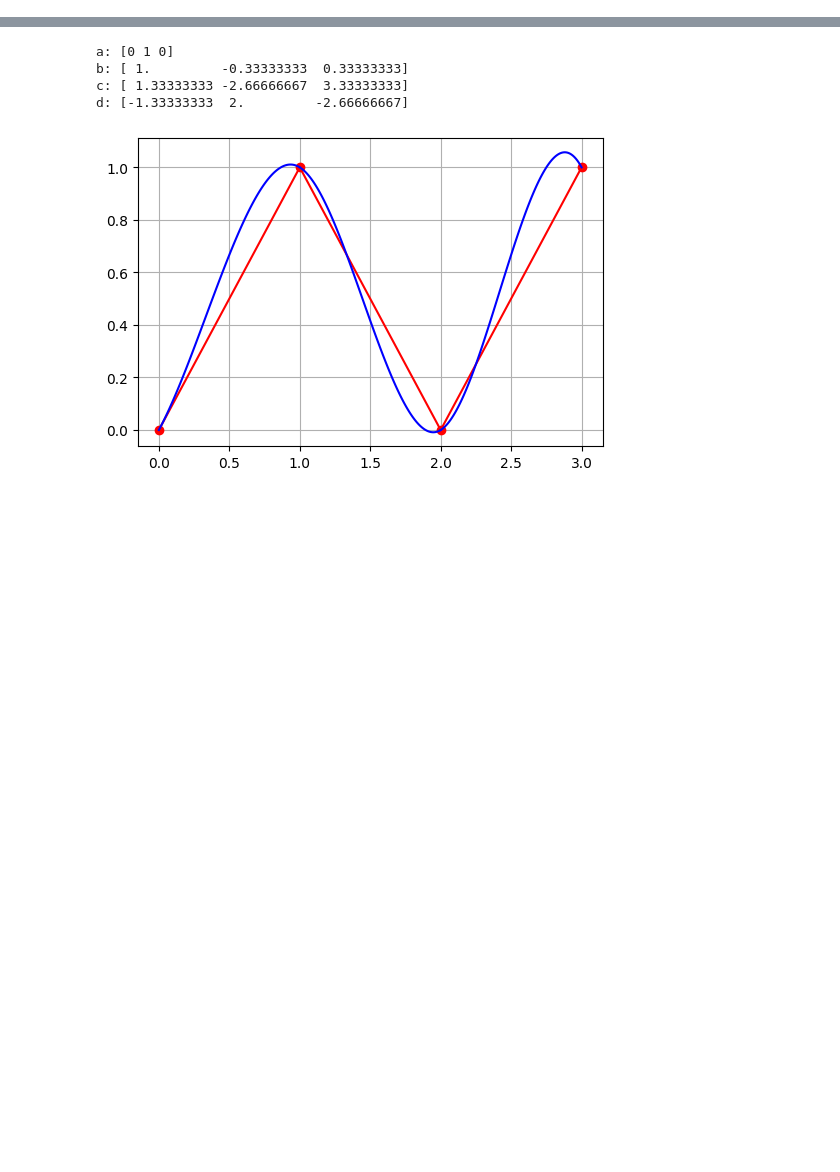
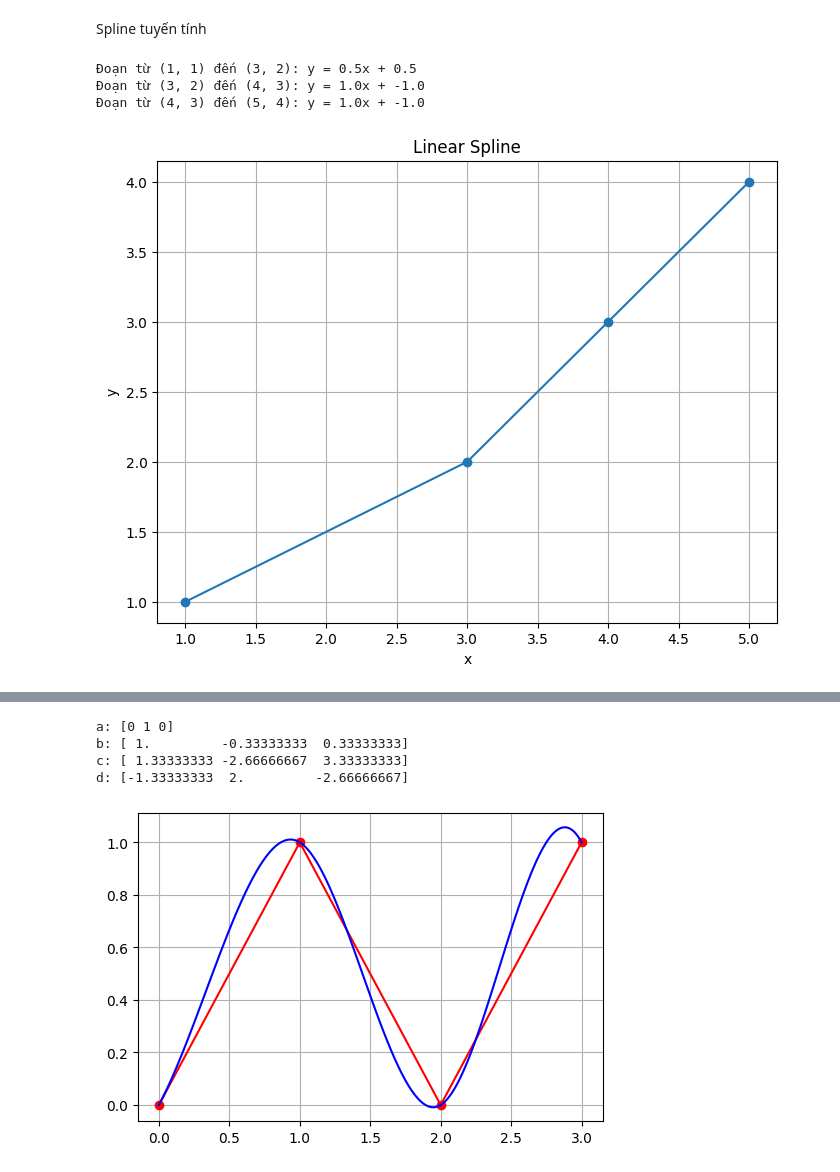
Before and after one commit to baotn0708/numerical_method, a Jupyter notebook: spline.ipynb, the cells around one changed output, grey strips where cells are left out. Drawn from its saved outputs; the diff is of its cells as text; code cells hidden in the pictures; blank space fills up the shorter version.

```diff
--- a/spline.ipynb
+++ b/spline.ipynb
@@ -0,0 +1,36 @@
+# %% [markdown]
+Spline tuyến tính
+# %%
+import numpy as np
+import matplotlib.pyplot as plt
+
+# Dữ liệu đầu vào
+x_data = np.array([3, 1, 4, 5])
+y_data = np.array([2, 1, 3, 4])
+
+# Sắp xếp dữ liệu theo x
+indices = np.argsort(x_data)
+x_sorted = x_data[indices]
+y_sorted = y_data[indices]
+
+# Tính toán và hiển thị các hàm a*x + b
+for i in range(len(x_sorted) - 1):
+    x1, x2 = x_sorted[i], x_sorted[i + 1]
+    y1, y2 = y_sorted[i], y_sorted[i + 1]
+    a = (y2 - y1) / (x2 - x1)
+    b = y1 - a * x1
+    print(f"Đoạn từ ({x1}, {y1}) đến ({x2}, {y2}): y = {a}x + {b}")
+
+# Vẽ đoạn thẳng nối các điểm
+plt.figure(figsize=(8, 6))
+plt.plot(x_sorted, y_sorted, '-o')  # '-o' tạo đoạn thẳng nối các điểm và hiển thị các điểm đó
+plt.title('Linear Spline')
+plt.xlabel('x')
+plt.ylabel('y')
+plt.grid(True)
+plt.show()
+# %% [output]
+Đoạn từ (1, 1) đến (3, 2): y = 0.5x + 0.5
+Đoạn từ (3, 2) đến (4, 3): y = 1.0x + -1.0
+Đoạn từ (4, 3) đến (5, 4): y = 1.0x + -1.0
+[figure, added]
```
Also changed, not shown: parts of 3 cells of this notebook, 2 other files.
